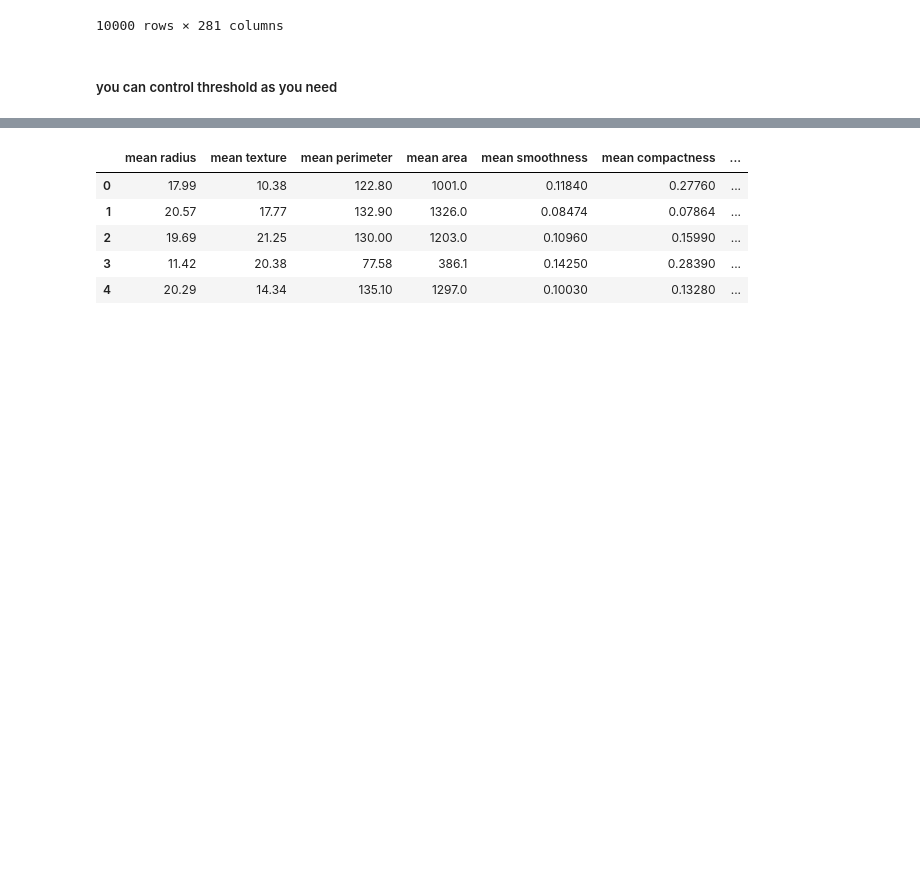
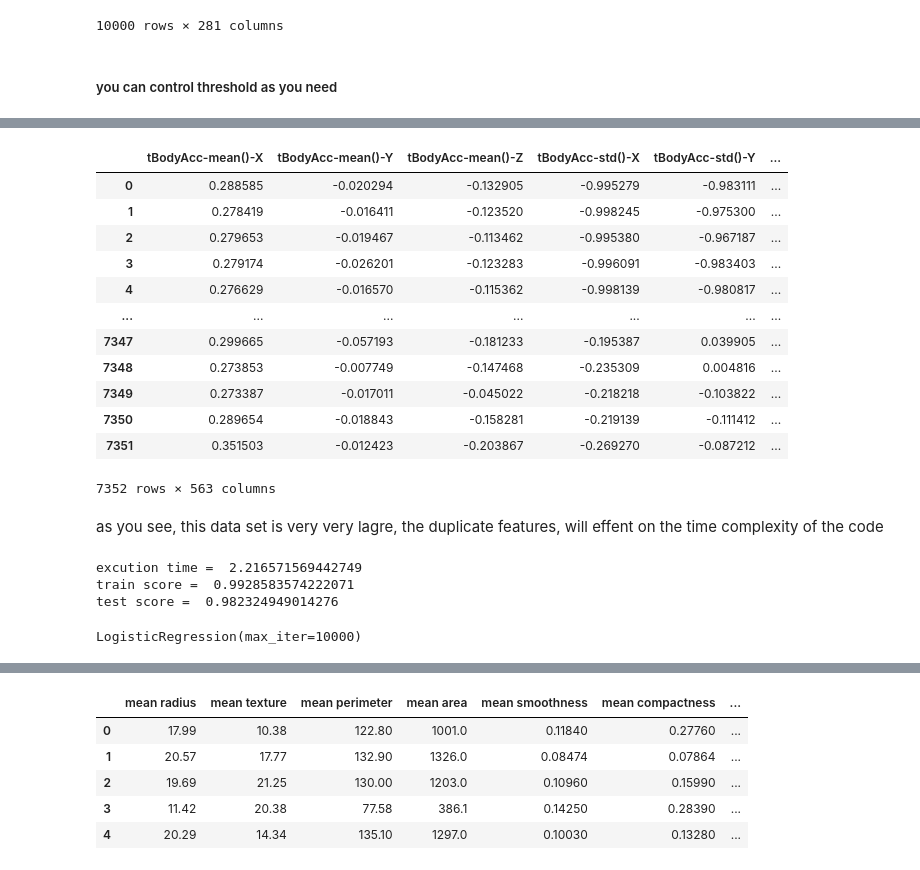
Before and after one commit to ahmedhany14/Feature-engineering, a Jupyter notebook: feature selection/feature_selection.ipynb, the cells around one changed output, grey strips where cells are left out. Drawn from its saved outputs; the diff is of its cells as text; code cells hidden in the pictures; blank space fills up the shorter version.

```diff
--- a/feature selection/feature_selection.ipynb
+++ b/feature selection/feature_selection.ipynb
@@ -101,0 +128,21 @@ new_df
+# %%
+Human_Activity = pd.read_csv(
+    r"/home/ahmed/Ai/Feature-engineering/DataSets/Human_Activity.csv"
+)
+Human_Activity
+# %% [output]
+|  | tBodyAcc-mean()-X | tBodyAcc-mean()-Y | tBodyAcc-mean()-Z | tBodyAcc-std()-X | tBodyAcc-std()-Y | ... |
+| 0 | 0.288585 | -0.020294 | -0.132905 | -0.995279 | -0.983111 | ... |
+| 1 | 0.278419 | -0.016411 | -0.123520 | -0.998245 | -0.975300 | ... |
+| 2 | 0.279653 | -0.019467 | -0.113462 | -0.995380 | -0.967187 | ... |
+| 3 | 0.279174 | -0.026201 | -0.123283 | -0.996091 | -0.983403 | ... |
+| 4 | 0.276629 | -0.016570 | -0.115362 | -0.998139 | -0.980817 | ... |
+| ... | ... | ... | ... | ... | ... | ... |
+| 7347 | 0.299665 | -0.057193 | -0.181233 | -0.195387 | 0.039905 | ... |
+| 7348 | 0.273853 | -0.007749 | -0.147468 | -0.235309 | 0.004816 | ... |
+| 7349 | 0.273387 | -0.017011 | -0.045022 | -0.218218 | -0.103822 | ... |
+| 7350 | 0.289654 | -0.018843 | -0.158281 | -0.219139 | -0.111412 | ... |
+| 7351 | 0.351503 | -0.012423 | -0.203867 | -0.269270 | -0.087212 | ... |
+7352 rows × 563 columns
+# %% [markdown]
+as you see, this data set is very very lagre, the duplicate features, will effent on the time complexity of the code
@@ -101,0 +157,14 @@ new_df
+# %%
+log_reg = LogisticRegression(max_iter=10000)
+start_time = time.time()
+log_reg.fit(x_train, y_train)
+end_time = time.time()
+print("excution time = ", end_time - start_time)
+print("train score = ", log_reg.score(x_train, y_train))
+print("test score = ", log_reg.score(x_test, y_test))
+log_reg
+# %% [output]
+excution time =  2.216571569442749
+train score =  0.9928583574222071
+test score =  0.982324949014276
+LogisticRegression(max_iter=10000)
```
Also changed, not shown: parts of 62 cells of this notebook, 1 other file.
